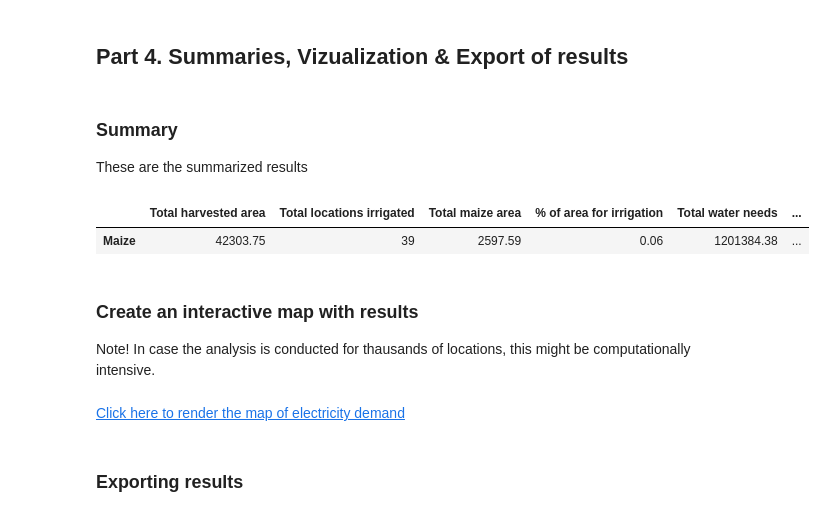
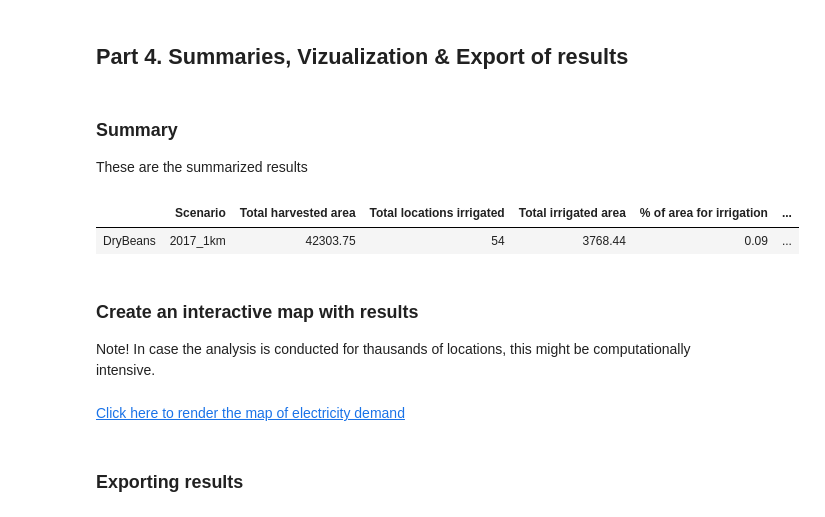
Before and after one commit to akorkovelos/agrodem, a Jupyter notebook: agrodem.ipynb, the cells around one changed output. Saved outputs shown, nothing was run; the diff lists cells and outputs as text; code cells hidden in the pictures.

```diff
--- a/agrodem.ipynb
+++ b/agrodem.ipynb
@@ -45,3 +47,7 @@ math.sqrt = np.sqrt
+# %%
+# Crop name and scenario
+cropname = "DryBeans"
+scenarioname = "2017_1km"
 # %% [markdown]
 ## Part 1 - Biophysical characteristics
 # %% [markdown]
@@ -73,8 +79,10 @@ The following biophysical characteristics are necessary inputs to the irrigation
 # %%
 # Import data
 
-path = r"C:\Users\alekor\Desktop\GithubFolder\agrodem\agrodem_sample_input_data"
+# Path and name of crop allocation file
+path = r"N:\Agrodem\Irrigation_model\Output_data\agrodem_input\Final_input_files"
 name_of_file = "Pilot_Moz_Maize_Sample_1km.csv"
+
 
 # Import csv as pandas dataframe
 df = pd.read_csv(path + "\\" + name_of_file)
@@ -294,8 +302,8 @@ Some Examples:
 
 ### Running the function
 
-# Import sample crop calendar
-calendar_path = r"C:\Users\alekor\Desktop\GithubFolder\agrodem\agrodem_sample_input_data"
+# Import sample crop calendar and its file name
+calendar_path = r"N:\Agrodem\Irrigation_model\Output_data\agrodem_input\Final_input_files"
 name_of_file = "Pilot_Input_Crop_Calendar_Maize.xlsx"
 
 # Import csv as pandas dataframe
@@ -352,7 +360,7 @@ for index,row in mode.iterrows():
         month_start = (month_start+i)%12
         if (month_start==0):
             month_start = 12
-        mode.loc[index,'kc_{}'.format(month_start)] = kc(mode['init_start'].iloc[index],mode['init_days'].iloc[index],mode['dev_days'].iloc[index],mode['mid_days'].iloc[index],mode['late_days'].iloc[index],0.8,0.9,1,0.8,'{}/{}'.format(day_start,month_start))
+        mode.loc[index,'kc_{}'.format(month_start)] = kc(mode['init_start'].iloc[index],mode['init_days'].iloc[index],mode['dev_days'].iloc[index],mode['mid_days'].iloc[index],mode['late_days'].iloc[index],0.8,0.8,1.2,0.9,'{}/{}'.format(day_start,month_start))
         #print (kc)
 
 # so far we worked with (df) dataframe which contains GIS outputs, then we created a (mode) dataframe.
@@ -651,25 +659,26 @@ demandf = data[data['Annual_elec_demand'].notnull() & (data["Annual_elec_demand"
 # %%
 # Estimating summaries
 
 a = demandf["gross_an_irrig_req"].count()
 b = demandf["gross_an_irrig_req"].sum()
 c = demandf["Annual_elec_demand"].sum()
 d = demandf["harv_area"].sum()
 e = data["harv_area"].sum()
 f = d/e
 
-sums = [{"Total harvested area":e,'Total locations irrigated':a, 'Total maize area': d, "% of area for irrigation":f,'Total water needs': b,'Total electricity demand':c, }]
+sums = [{"Scenario":scenarioname, "Total harvested area":e,'Total locations irrigated':a, 'Total irrigated area': d, "% of area for irrigation":f,'Total water needs': b,'Total electricity demand':c, }]
+
 
 pd.options.display.float_format = '{:.2f}'.format
-summary_table = pd.DataFrame(sums, index = ["Maize"])
+summary_table = pd.DataFrame(sums, index = [cropname])
 
 display(Markdown('### Summary \n These are the summarized results'))
 summary_table
 # %% [output]
 ### Summary
  These are the summarized results
-|  | Total harvested area | Total locations irrigated | Total maize area | % of area for irrigation | Total water needs | ... |
-| Maize | 42303.75 | 39 | 2597.59 | 0.06 | 1201384.38 | ... |
+|  | Scenario | Total harvested area | Total locations irrigated | Total irrigated area | % of area for irrigation | ... |
+| DryBeans | 2017_1km | 42303.75 | 54 | 3768.44 | 0.09 | ... |
 # %% [markdown]
 ### Create an interactive map with results
 
@@ -734,13 +743,13 @@ try:
 except FileExistsError:
     pass
 
-map_dem_output = 'maps/map_{}_{}_{}_dem.html'.format("Moz", "Maize", "Pilot")
+map_dem_output = 'maps/map_{}_{}_{}.html'.format("Moz", cropname, scenarioname)
 map_dem.save(map_dem_output)
 
 # Finally add the link that leads to the final map output
 display(Markdown('<a href="{}" target="_blank">Click here to render the map of electricity demand</a>'.format(map_dem_output)))
 # %% [output]
-<a href="maps/map_Moz_Maize_Pilot_dem.html" target="_blank">Click here to render the map of electricity demand</a>
+<a href="maps/map_Moz_DryBeans_2017_1km.html" target="_blank">Click here to render the map of electricity demand</a>
 # %% [markdown]
 ### Exporting results
 # %% [markdown]
```
Also changed, not shown: parts of 3 cells of this notebook, 4 other files.
